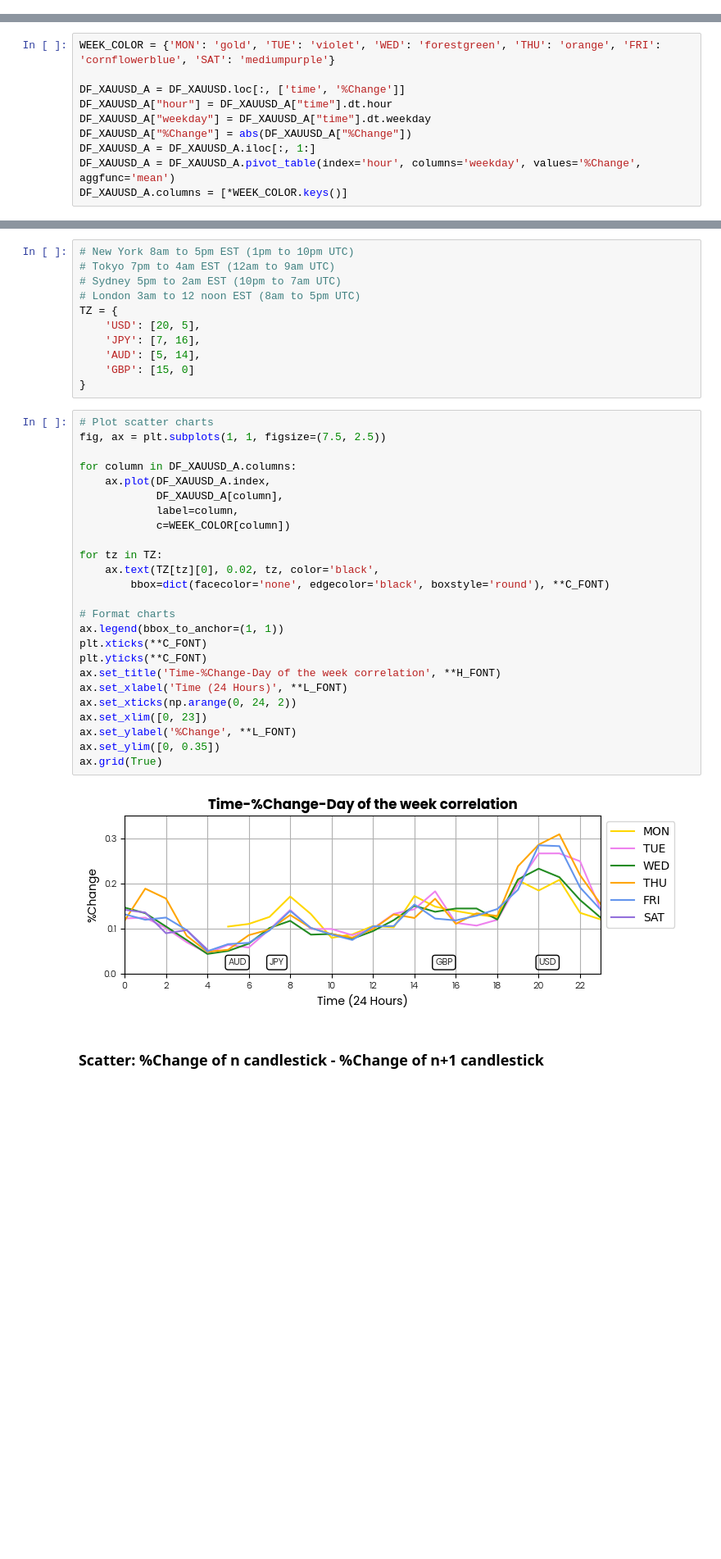
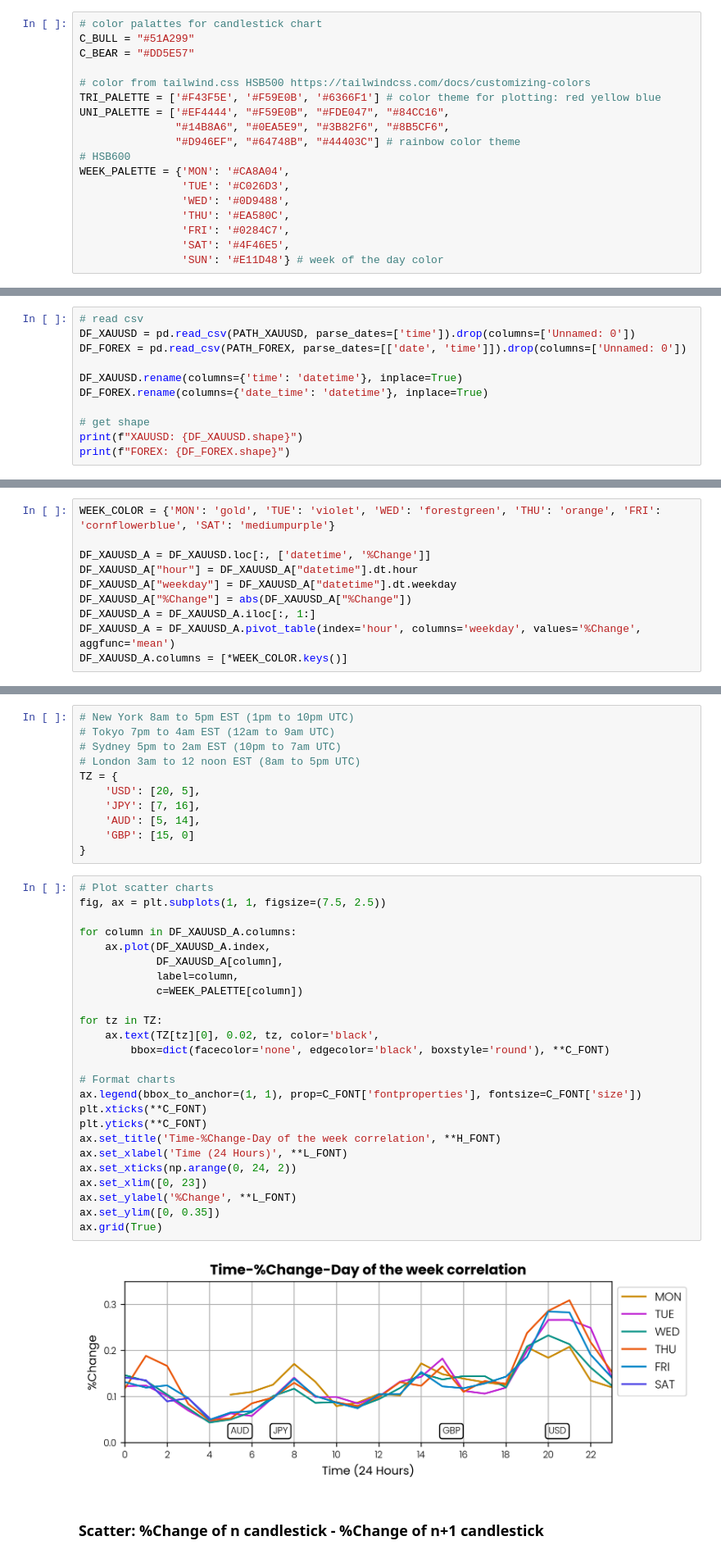
Before and after one commit to Pinkshepz/Enterprise, a Jupyter notebook: 03_Analytics/analytics.ipynb, the cells around one changed output, grey strips where cells are left out. Shown at 82% size. Cells and saved outputs as stored; diff of their text form; blank space fills up the shorter version.

```diff
--- a/03_Analytics/analytics.ipynb
+++ b/03_Analytics/analytics.ipynb
@@ -12,0 +55,18 @@
+# %%
+# color palattes for candlestick chart
+C_BULL = "#51A299"
+C_BEAR = "#DD5E57"
+
+# color from tailwind.css HSB500 https://tailwindcss.com/docs/customizing-colors
+TRI_PALETTE = ['#F43F5E', '#F59E0B', '#6366F1'] # color theme for plotting: red yellow blue
+UNI_PALETTE = ['#EF4444', "#F59E0B", "#FDE047", "#84CC16",
+               "#14B8A6", "#0EA5E9", "#3B82F6", "#8B5CF6",
+               "#D946EF", "#64748B", "#44403C"] # rainbow color theme
+# HSB600
+WEEK_PALETTE = {'MON': '#CA8A04',
+                'TUE': '#C026D3',
+                'WED': '#0D9488',
+                'THU': '#EA580C',
+                'FRI': '#0284C7',
+                'SAT': '#4F46E5',
+                'SUN': '#E11D48'} # week of the day color
@@ -35,0 +85,11 @@ C_FONT = {"fontproperties": fm.FontProperties(fname=FONT_PATH.format(CONTENT)),
+# %%
+# read csv
+DF_XAUUSD = pd.read_csv(PATH_XAUUSD, parse_dates=['time']).drop(columns=['Unnamed: 0'])
+DF_FOREX = pd.read_csv(PATH_FOREX, parse_dates=[['date', 'time']]).drop(columns=['Unnamed: 0'])
+
+DF_XAUUSD.rename(columns={'time': 'datetime'}, inplace=True)
+DF_FOREX.rename(columns={'date_time': 'datetime'}, inplace=True)
+
+# get shape
+print(f"XAUUSD: {DF_XAUUSD.shape}")
+print(f"FOREX: {DF_FOREX.shape}")
@@ -76,9 +203,9 @@ for col in DF_FOREX.columns[5:]:
 # %%
 WEEK_COLOR = {'MON': 'gold', 'TUE': 'violet', 'WED': 'forestgreen', 'THU': 'orange', 'FRI': 'cornflowerblue', 'SAT': 'mediumpurple'}
 
-DF_XAUUSD_A = DF_XAUUSD.loc[:, ['time', '%Change']]
-DF_XAUUSD_A["hour"] = DF_XAUUSD_A["time"].dt.hour
-DF_XAUUSD_A["weekday"] = DF_XAUUSD_A["time"].dt.weekday
+DF_XAUUSD_A = DF_XAUUSD.loc[:, ['datetime', '%Change']]
+DF_XAUUSD_A["hour"] = DF_XAUUSD_A["datetime"].dt.hour
+DF_XAUUSD_A["weekday"] = DF_XAUUSD_A["datetime"].dt.weekday
 DF_XAUUSD_A["%Change"] = abs(DF_XAUUSD_A["%Change"])
 DF_XAUUSD_A = DF_XAUUSD_A.iloc[:, 1:]
 DF_XAUUSD_A = DF_XAUUSD_A.pivot_table(index='hour', columns='weekday', values='%Change', aggfunc='mean')
@@ -97,30 +234,30 @@ TZ = {
 # %%
 # Plot scatter charts
 fig, ax = plt.subplots(1, 1, figsize=(7.5, 2.5))
 
 for column in DF_XAUUSD_A.columns:
     ax.plot(DF_XAUUSD_A.index,
             DF_XAUUSD_A[column],
             label=column,
-            c=WEEK_COLOR[column])
+            c=WEEK_PALETTE[column])
 
 for tz in TZ:
     ax.text(TZ[tz][0], 0.02, tz, color='black',
         bbox=dict(facecolor='none', edgecolor='black', boxstyle='round'), **C_FONT)
 
 # Format charts
-ax.legend(bbox_to_anchor=(1, 1))
+ax.legend(bbox_to_anchor=(1, 1), prop=C_FONT['fontproperties'], fontsize=C_FONT['size'])
 plt.xticks(**C_FONT)
 plt.yticks(**C_FONT)
 ax.set_title('Time-%Change-Day of the week correlation', **H_FONT)
 ax.set_xlabel('Time (24 Hours)', **L_FONT)
 ax.set_xticks(np.arange(0, 24, 2))
 ax.set_xlim([0, 23])
 ax.set_ylabel('%Change', **L_FONT)
 ax.set_ylim([0, 0.35])
 ax.grid(True)
 # %% [output]
-[figure, old version]
+[figure, new version]
 # %% [markdown]
 ### Scatter: %Change of n candlestick - %Change of n+1 candlestick
 # %%
```
Also changed, not shown: parts of 27 cells of this notebook, 1 other file.
